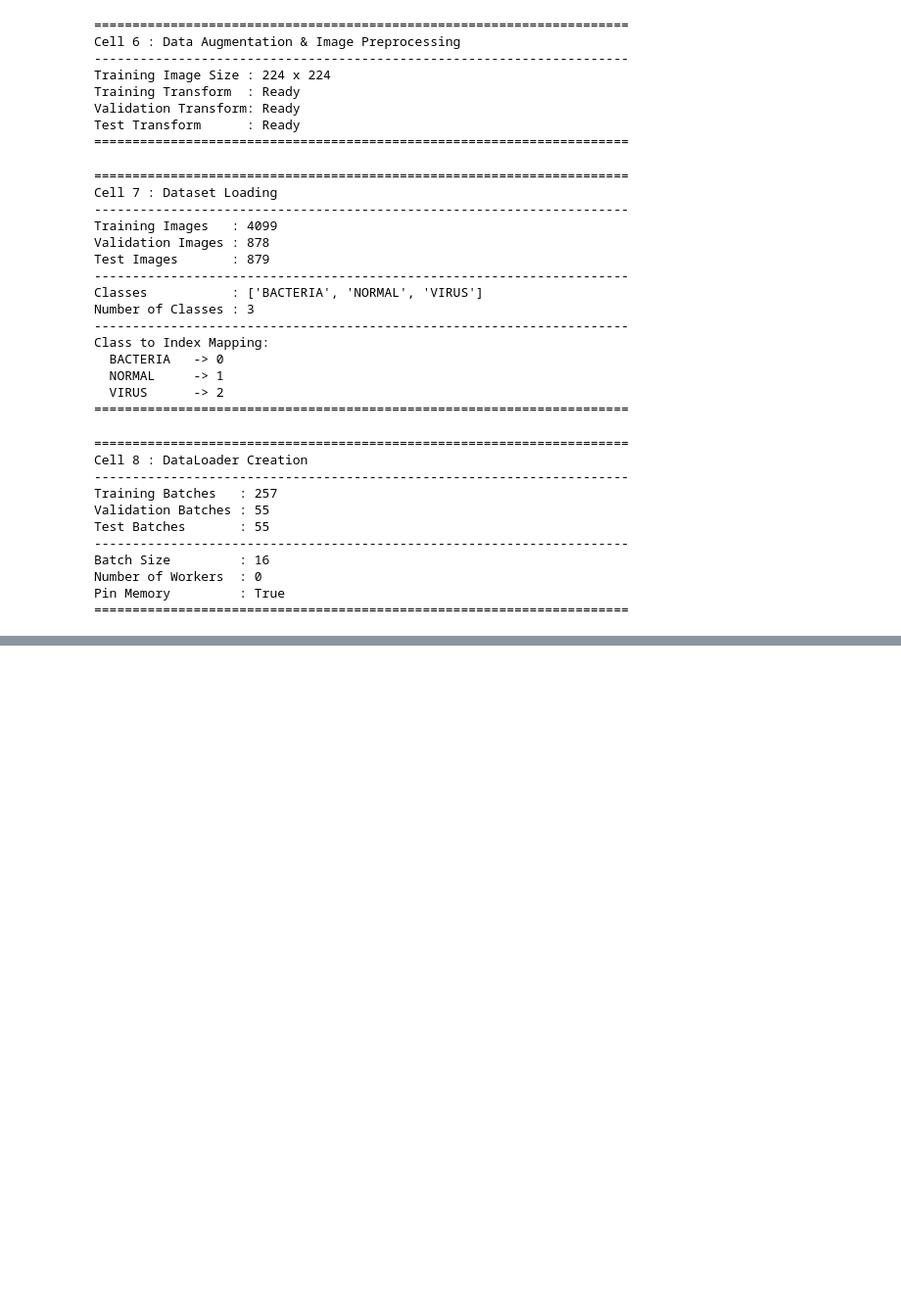
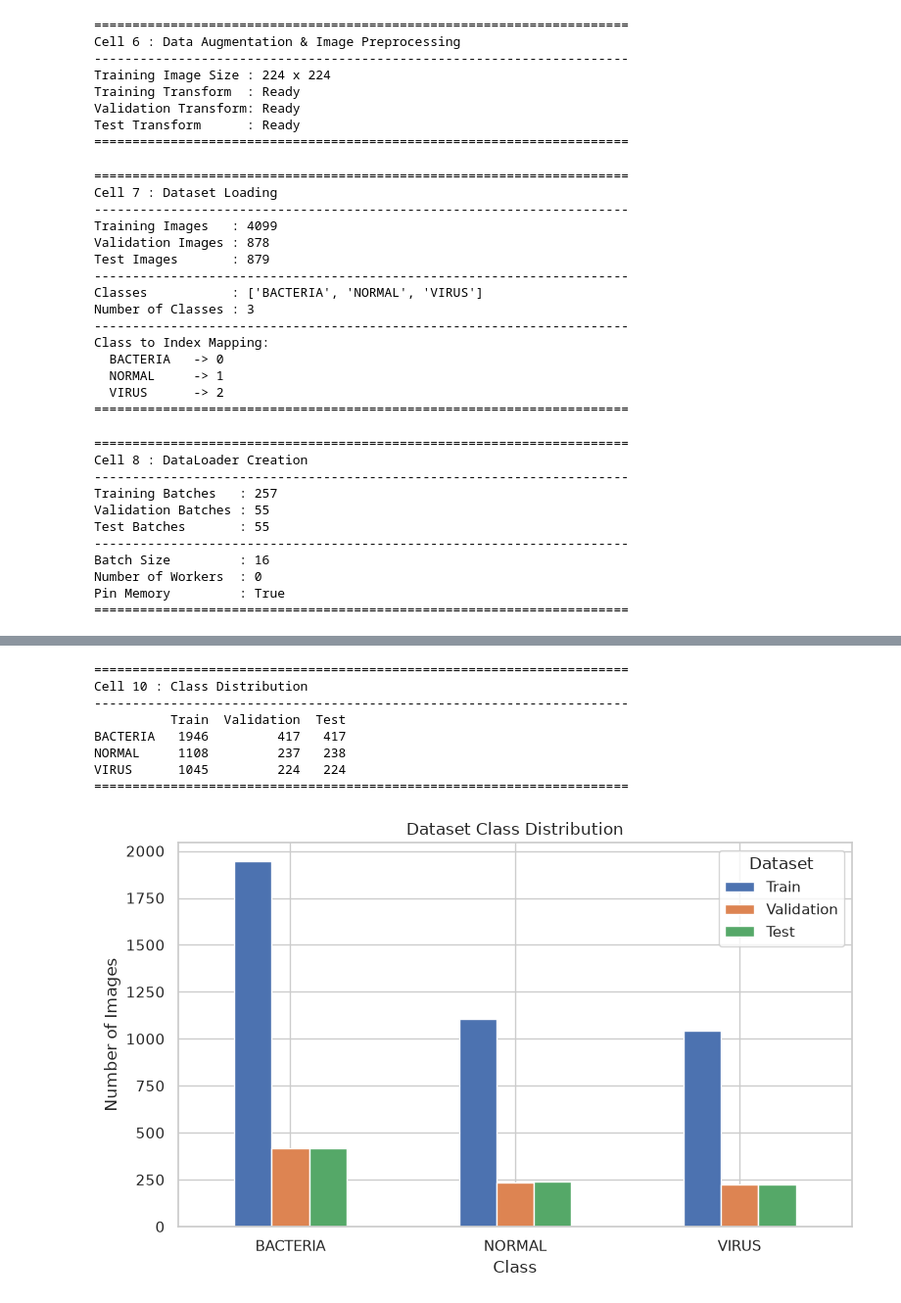
Before and after one commit to jaimulhaque/Pneumonia-MultiModel-XAI, a Jupyter notebook: notebooks/07_ConvNeXt_Tiny_Baseline_Training.ipynb, the cells around one changed output, grey strips where cells are left out. Shown at 98% size. Saved outputs shown, nothing was run; the diff lists cells and outputs as text; code cells hidden in the pictures; blank space fills up the shorter version.

```diff
--- a/notebooks/07_ConvNeXt_Tiny_Baseline_Training.ipynb
+++ b/notebooks/07_ConvNeXt_Tiny_Baseline_Training.ipynb
@@ -536,0 +663,61 @@ Pin Memory         : True
+# %%
+# ============================================================
+# Cell 10: Class Distribution Visualization
+# ============================================================
+
+# -------------------------------
+# Count Images in Each Dataset
+# -------------------------------
+
+train_counts = pd.Series(train_dataset.targets).value_counts().sort_index()
+valid_counts = pd.Series(valid_dataset.targets).value_counts().sort_index()
+test_counts = pd.Series(test_dataset.targets).value_counts().sort_index()
+
+distribution_df = pd.DataFrame({
+    "Train": train_counts.values,
+    "Validation": valid_counts.values,
+    "Test": test_counts.values
+}, index=CLASS_NAMES)
+
+# -------------------------------
+# Display Distribution Table
+# -------------------------------
+
+print("=" * 70)
+print("Cell 10 : Class Distribution")
+print("-" * 70)
+
+print(distribution_df)
+
+print("=" * 70)
+
+# -------------------------------
+# Plot Class Distribution
+# -------------------------------
+
+ax = distribution_df.plot(
+    kind="bar",
+    figsize=(8, 5)
+)
+
+plt.title("Dataset Class Distribution")
+plt.xlabel("Class")
+plt.ylabel("Number of Images")
+
+plt.xticks(rotation=0)
+
+plt.legend(title="Dataset")
+
+plt.tight_layout()
+
+plt.show()
+# %% [output]
+======================================================================
+Cell 10 : Class Distribution
+----------------------------------------------------------------------
+          Train  Validation  Test
+BACTERIA   1946         417   417
+NORMAL     1108         237   238
+VIRUS      1045         224   224
+======================================================================
+[figure, added]
```
Also changed, not shown: parts of 3 cells of this notebook.
